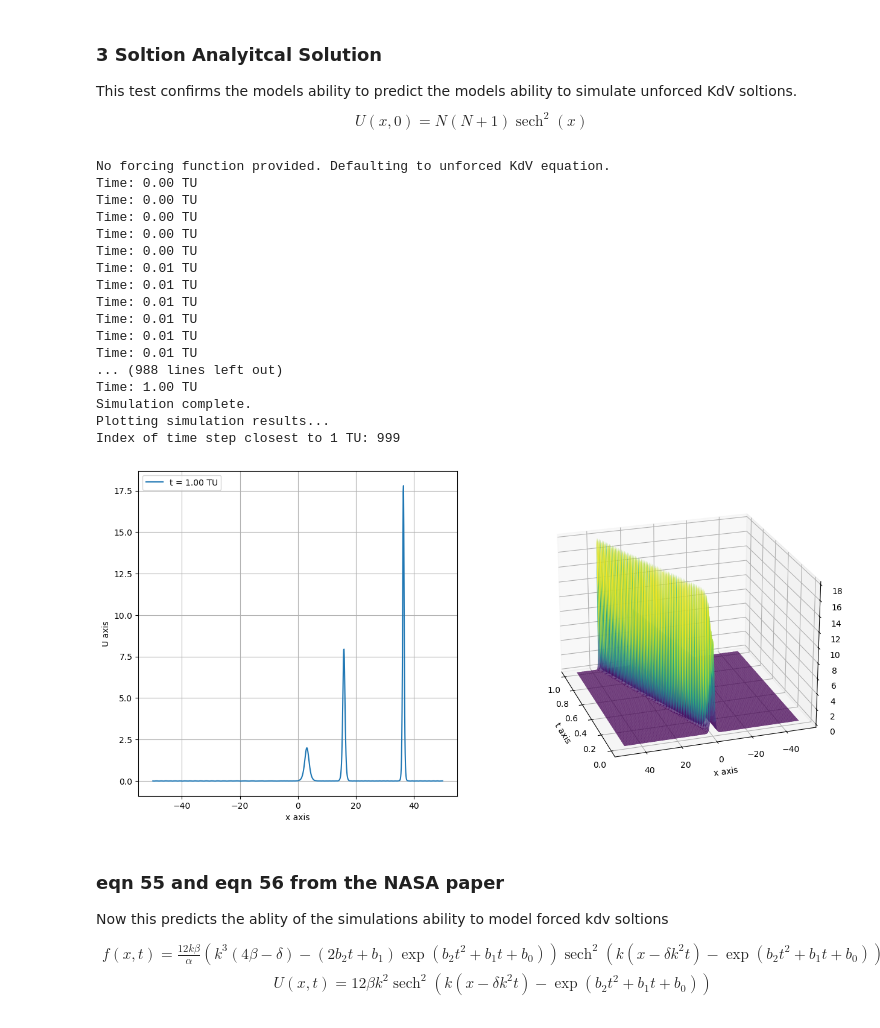
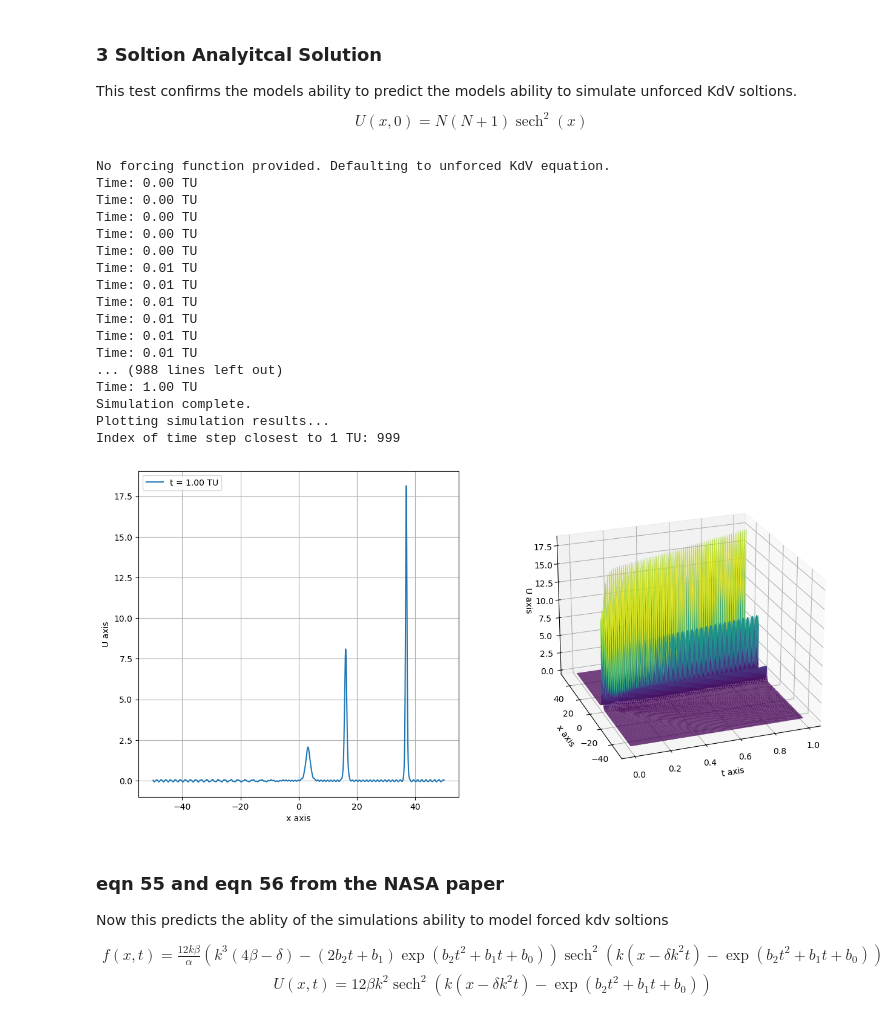
Before and after one commit to lsewards/Forced-kdv-plasma-solitons-simulation, a Jupyter notebook: Plasma soltion simulation.ipynb, the cells around one changed output. Saved outputs shown, nothing was run; the diff lists cells and outputs as text; code cells hidden in the pictures.

```diff
--- a/Plasma soltion simulation.ipynb
+++ b/Plasma soltion simulation.ipynb
@@ -190,33 +190,33 @@ $$
 # %%
 def c(x, t, n = 3):
     return n *(n+1) * sech_sqrd(x)
 
-n_sol, n_time_array, x= run_simulation(50.0, 1024, 0.0, 1.0, 1e-4, 6, 1,
+n_sol, n_time_array, x= run_simulation(50.0, 1024, 0.0, 1.0, 1e-3, 6, 1,
                                           mode="analytical",
                                           analytical_sol= c,
-                                          verbose=10,
+                                          verbose=1,
                                           solver = ck_solver
 )
-view_simulation_results(n_sol, n_time_array, x, 1, view=[23,162, 0])
+view_simulation_results(n_sol, n_time_array, x, 1, view=[23,-110, 0])
 # %% [output]
 No forcing function provided. Defaulting to unforced KdV equation.
 Time: 0.00 TU
 Time: 0.00 TU
 Time: 0.00 TU
 Time: 0.00 TU
 Time: 0.00 TU
 Time: 0.01 TU
 Time: 0.01 TU
 Time: 0.01 TU
 Time: 0.01 TU
 Time: 0.01 TU
 Time: 0.01 TU
 ... (988 lines left out)
 Time: 1.00 TU
 Simulation complete.
 Plotting simulation results...
 Index of time step closest to 1 TU: 999
-[figure, old version]
+[figure, new version]
 # %% [markdown]
 ### eqn 55 and eqn 56 from the NASA paper
 Now this predicts the ablity of the simulations ability to model forced kdv soltions
```
Also changed, not shown: parts of 3 cells of this notebook, 3 other files.
